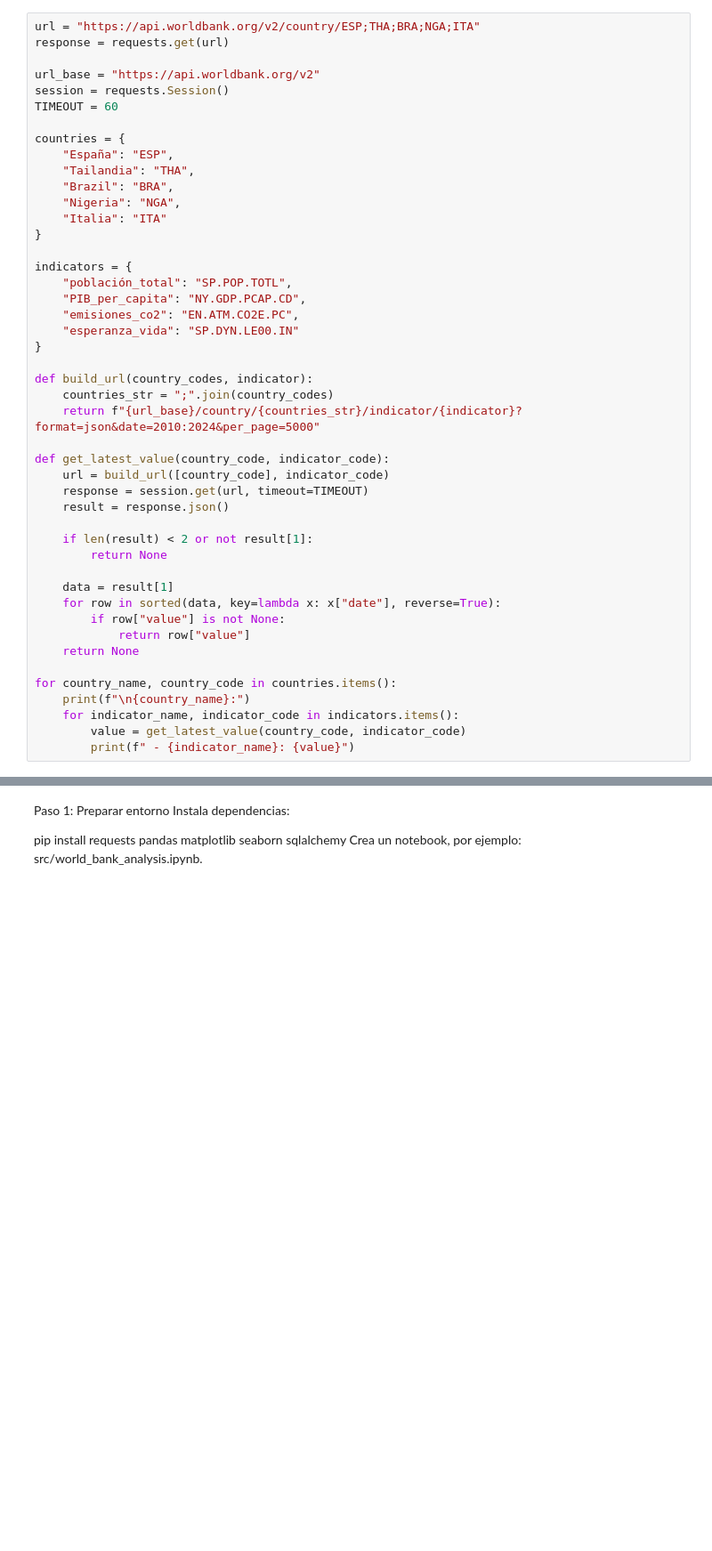
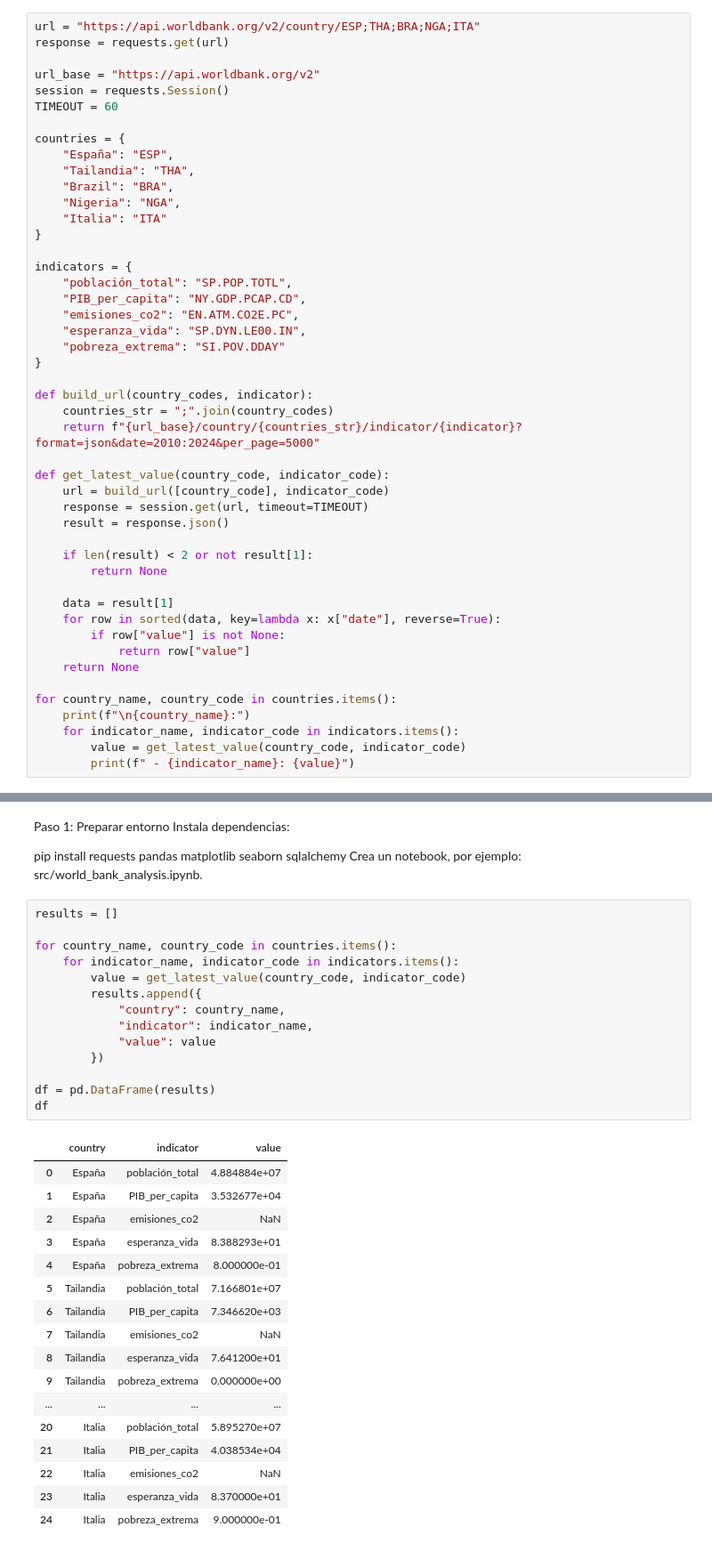
Before and after one commit to 4GeeksAcademy/AVR81-https-github.com-4GeeksAcademy-interacting-with-api-python-project-tutorial, a Jupyter notebook: src/explore.ipynb, the cells around one changed output, grey strips where cells are left out. Shown at 89% size. Saved outputs shown, nothing was run; the diff lists cells and outputs as text; blank space fills up the shorter version.

```diff
--- a/src/explore.ipynb
+++ b/src/explore.ipynb
@@ -78,7 +79,8 @@ indicators = {
     "población_total": "SP.POP.TOTL",
     "PIB_per_capita": "NY.GDP.PCAP.CD",
     "emisiones_co2": "EN.ATM.CO2E.PC",
-    "esperanza_vida": "SP.DYN.LE00.IN"
+    "esperanza_vida": "SP.DYN.LE00.IN",
+    "pobreza_extrema": "SI.POV.DDAY"
 }
 
 def build_url(country_codes, indicator):
@@ -128,3 +130,35 @@ Instala dependencias:
 
 pip install requests pandas matplotlib seaborn sqlalchemy
 Crea un notebook, por ejemplo: src/world_bank_analysis.ipynb.
+# %%
+results = []
+
+for country_name, country_code in countries.items():
+    for indicator_name, indicator_code in indicators.items():
+        value = get_latest_value(country_code, indicator_code)
+        results.append({
+            "country": country_name,
+            "indicator": indicator_name,
+            "value": value
+        })
+
+df = pd.DataFrame(results)
+df
+# %% [output]
+|  | country | indicator | value |
+| 0 | España | población_total | 4.884884e+07 |
+| 1 | España | PIB_per_capita | 3.532677e+04 |
+| 2 | España | emisiones_co2 | NaN |
+| 3 | España | esperanza_vida | 8.388293e+01 |
+| 4 | España | pobreza_extrema | 8.000000e-01 |
+| 5 | Tailandia | población_total | 7.166801e+07 |
+| 6 | Tailandia | PIB_per_capita | 7.346620e+03 |
+| 7 | Tailandia | emisiones_co2 | NaN |
+| 8 | Tailandia | esperanza_vida | 7.641200e+01 |
+| 9 | Tailandia | pobreza_extrema | 0.000000e+00 |
+| ... | ... | ... | ... |
+| 20 | Italia | población_total | 5.895270e+07 |
+| 21 | Italia | PIB_per_capita | 4.038534e+04 |
+| 22 | Italia | emisiones_co2 | NaN |
+| 23 | Italia | esperanza_vida | 8.370000e+01 |
+| 24 | Italia | pobreza_extrema | 9.000000e-01 |
```
Also changed, not shown: parts of 18 cells of this notebook, 2 other files.
